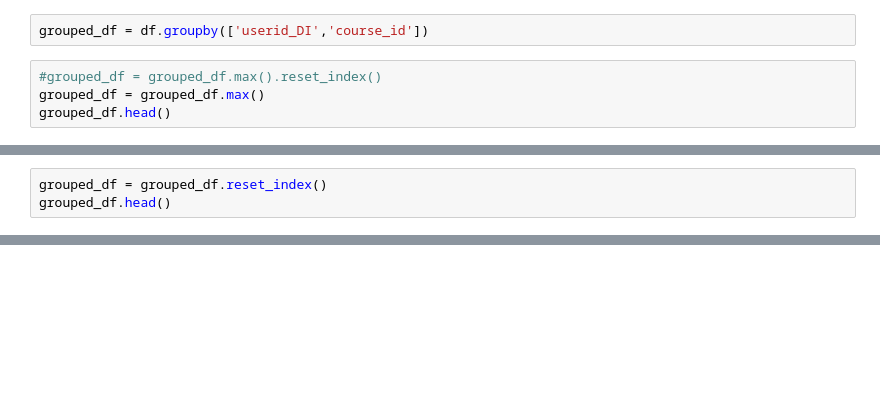
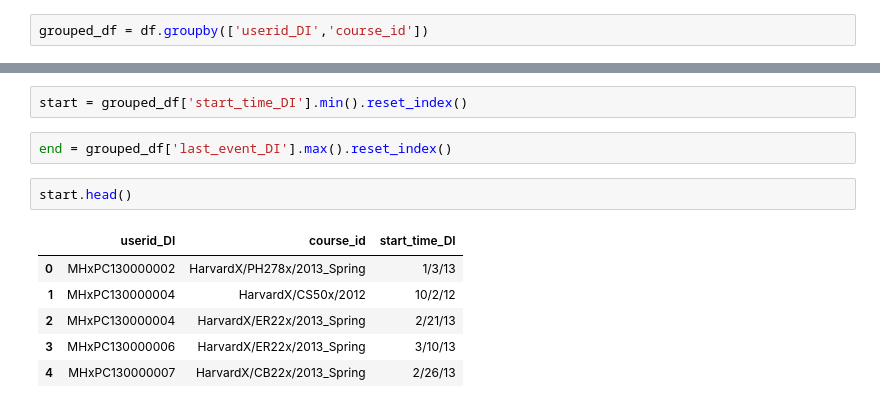
Before and after one commit to chloesjung/HarvardX-MITx-Pearson-Course-Data-Analysis, a Jupyter notebook: Project1_08302020.ipynb, the cells around one changed output, grey strips where cells are left out. Cells and saved outputs as stored; diff of their text form; blank space fills up the shorter version.

```diff
--- a/Project1_08302020.ipynb
+++ b/Project1_08302020.ipynb
@@ -1063,7 +1063,3 @@ difference_tab
 621 rows × 1 columns
 # %%
 grouped_df = df.groupby(['userid_DI','course_id'])
-# %%
-#grouped_df = grouped_df.max().reset_index()
-grouped_df = grouped_df.max()
-grouped_df.head()
@@ -1078,3 +1065,0 @@ grouped_df.head()
-# %%
-grouped_df = grouped_df.reset_index()
-grouped_df.head()
@@ -1097,0 +1066,13 @@ grouped_df.head()
+# %%
+start = grouped_df['start_time_DI'].min().reset_index()
+# %%
+end = grouped_df['last_event_DI'].max().reset_index()
+# %%
+start.head()
+# %% [output]
+|  | userid_DI | course_id | start_time_DI |
+| 0 | MHxPC130000002 | HarvardX/PH278x/2013_Spring | 1/3/13 |
+| 1 | MHxPC130000004 | HarvardX/CS50x/2012 | 10/2/12 |
+| 2 | MHxPC130000004 | HarvardX/ER22x/2013_Spring | 2/21/13 |
+| 3 | MHxPC130000006 | HarvardX/ER22x/2013_Spring | 3/10/13 |
+| 4 | MHxPC130000007 | HarvardX/CB22x/2013_Spring | 2/26/13 |
```
Also changed, not shown: parts of 12 cells of this notebook.
